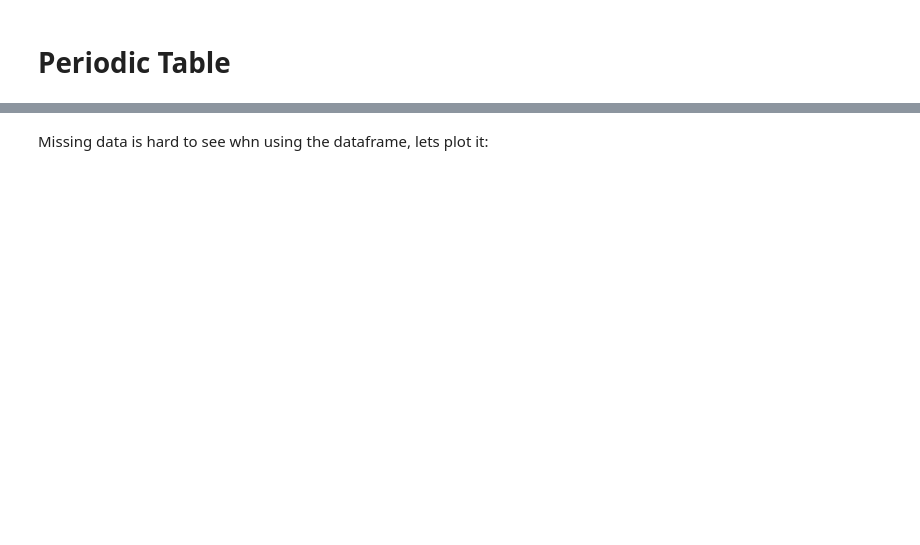
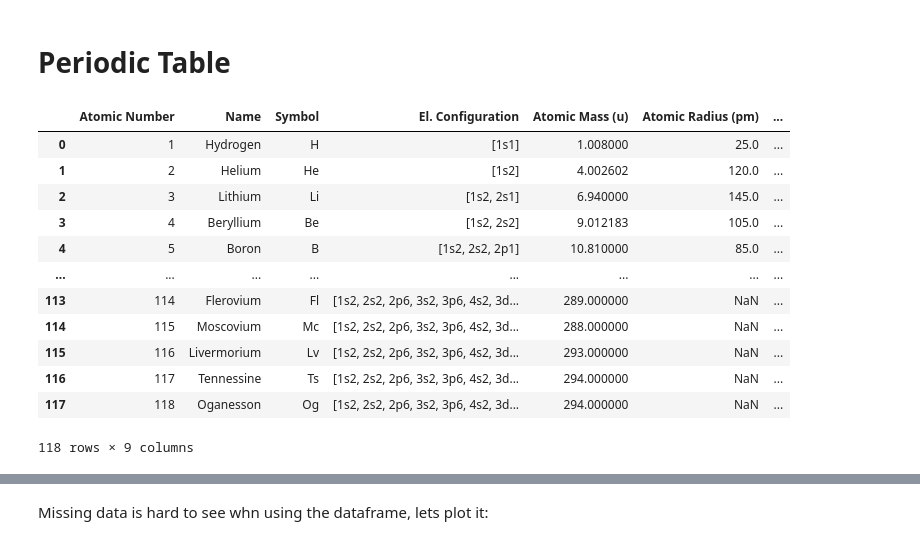
Before and after one commit to HenriqueCSJ/SBQT2023, a Jupyter notebook: Day3/Notebooks/SBQT 2023 - Workshop - Day 3 - NB 1 - PeriodicTable.ipynb, the cells around one changed output, grey strips where cells are left out. Cells and saved outputs as stored; diff of their text form; code cells hidden in the pictures; blank space fills up the shorter version.

```diff
--- a/Day3/Notebooks/SBQT 2023 - Workshop - Day 3 - NB 1 - PeriodicTable.ipynb
+++ b/Day3/Notebooks/SBQT 2023 - Workshop - Day 3 - NB 1 - PeriodicTable.ipynb
@@ -31,2 +29,18 @@ for i in range(1, 119):
+# %%
+df
+# %% [output]
+|  | Atomic Number | Name | Symbol | El. Configuration | Atomic Mass (u) | Atomic Radius (pm) | ... |
+| 0 | 1 | Hydrogen | H | [1s1] | 1.008000 | 25.0 | ... |
+| 1 | 2 | Helium | He | [1s2] | 4.002602 | 120.0 | ... |
+| 2 | 3 | Lithium | Li | [1s2, 2s1] | 6.940000 | 145.0 | ... |
+| 3 | 4 | Beryllium | Be | [1s2, 2s2] | 9.012183 | 105.0 | ... |
+| 4 | 5 | Boron | B | [1s2, 2s2, 2p1] | 10.810000 | 85.0 | ... |
+| ... | ... | ... | ... | ... | ... | ... | ... |
+| 113 | 114 | Flerovium | Fl | [1s2, 2s2, 2p6, 3s2, 3p6, 4s2, 3d... | 289.000000 | NaN | ... |
+| 114 | 115 | Moscovium | Mc | [1s2, 2s2, 2p6, 3s2, 3p6, 4s2, 3d... | 288.000000 | NaN | ... |
+| 115 | 116 | Livermorium | Lv | [1s2, 2s2, 2p6, 3s2, 3p6, 4s2, 3d... | 293.000000 | NaN | ... |
+| 116 | 117 | Tennessine | Ts | [1s2, 2s2, 2p6, 3s2, 3p6, 4s2, 3d... | 294.000000 | NaN | ... |
+| 117 | 118 | Oganesson | Og | [1s2, 2s2, 2p6, 3s2, 3p6, 4s2, 3d... | 294.000000 | NaN | ... |
+118 rows × 9 columns
 # %%
 # Plot the atomic radius
```
Also changed, not shown: parts of 65 cells of this notebook, 1 other file.
